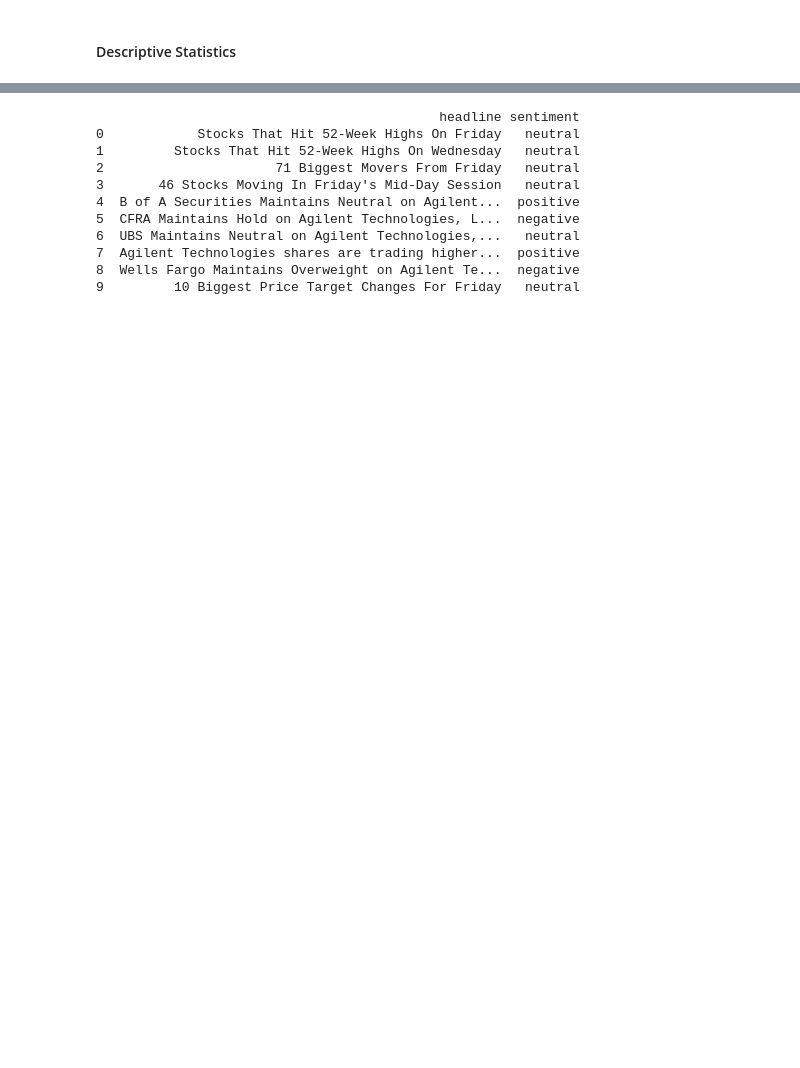
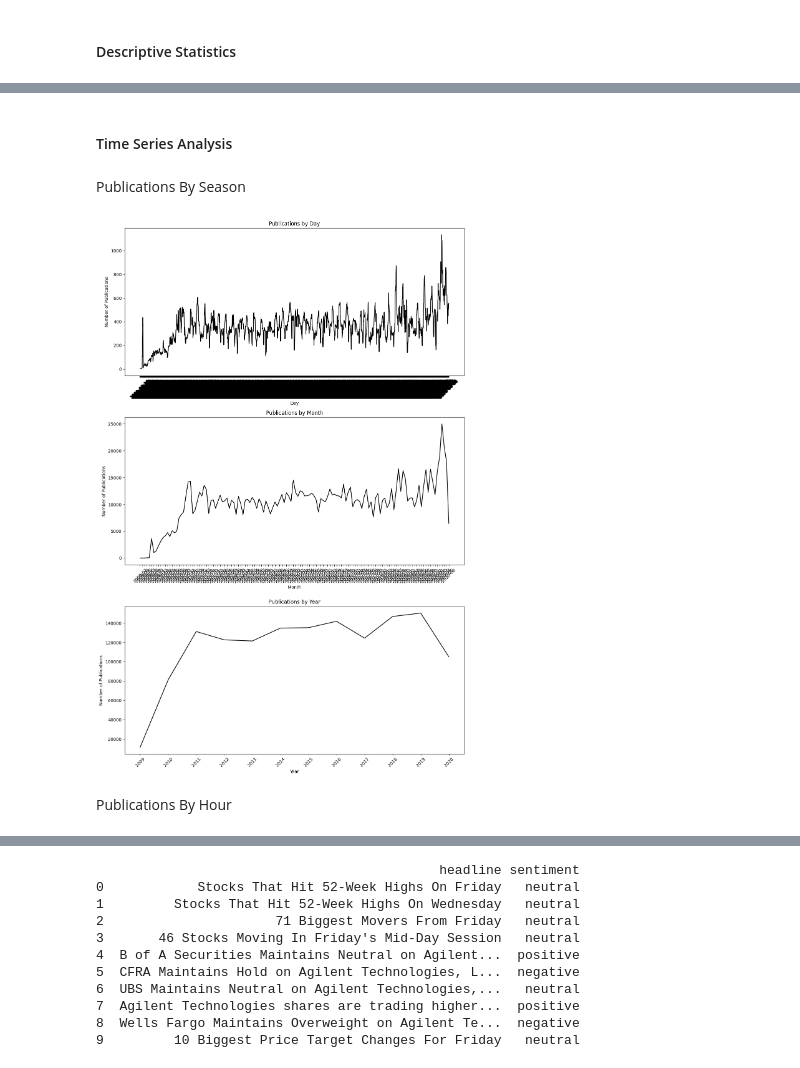
Before and after one commit to selamasnake/kiam-week-1, a Jupyter notebook: notebooks/eda.ipynb, the cells around one changed output, grey strips where cells are left out. Saved outputs shown, nothing was run; the diff lists cells and outputs as text; code cells hidden in the pictures; blank space fills up the shorter version.

Commit message:
feat: added eda visualizations

```diff
--- a/notebooks/eda.ipynb
+++ b/notebooks/eda.ipynb
@@ -83,0 +106,10 @@ Freq: M, Name: count, Length: 136, dtype: int64
+# %% [markdown]
+#### Time Series Analysis
+# %% [markdown]
+ Publications By Season
+# %%
+plot.plot_publications_by_period(data)
+# %% [output]
+[figure, added]
+# %% [markdown]
+Publications By Hour
```
Also changed, not shown: parts of 11 cells of this notebook.
